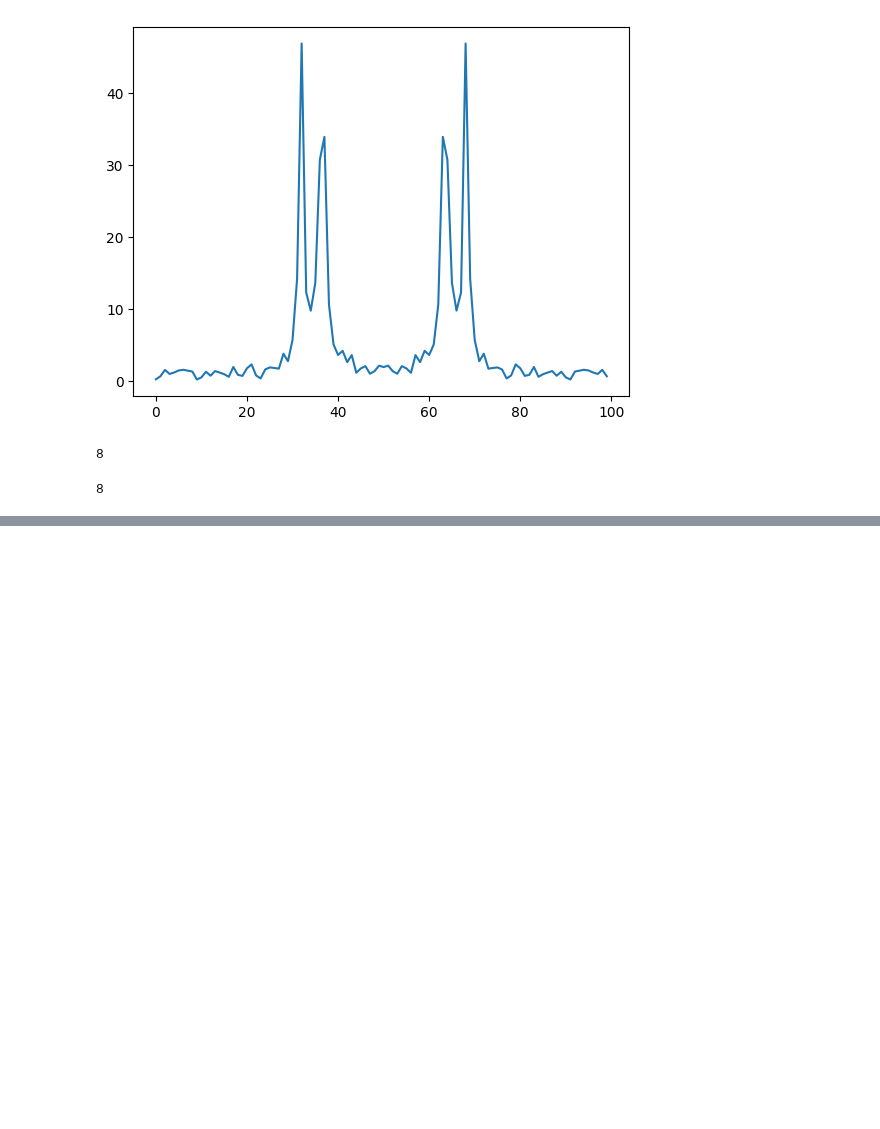
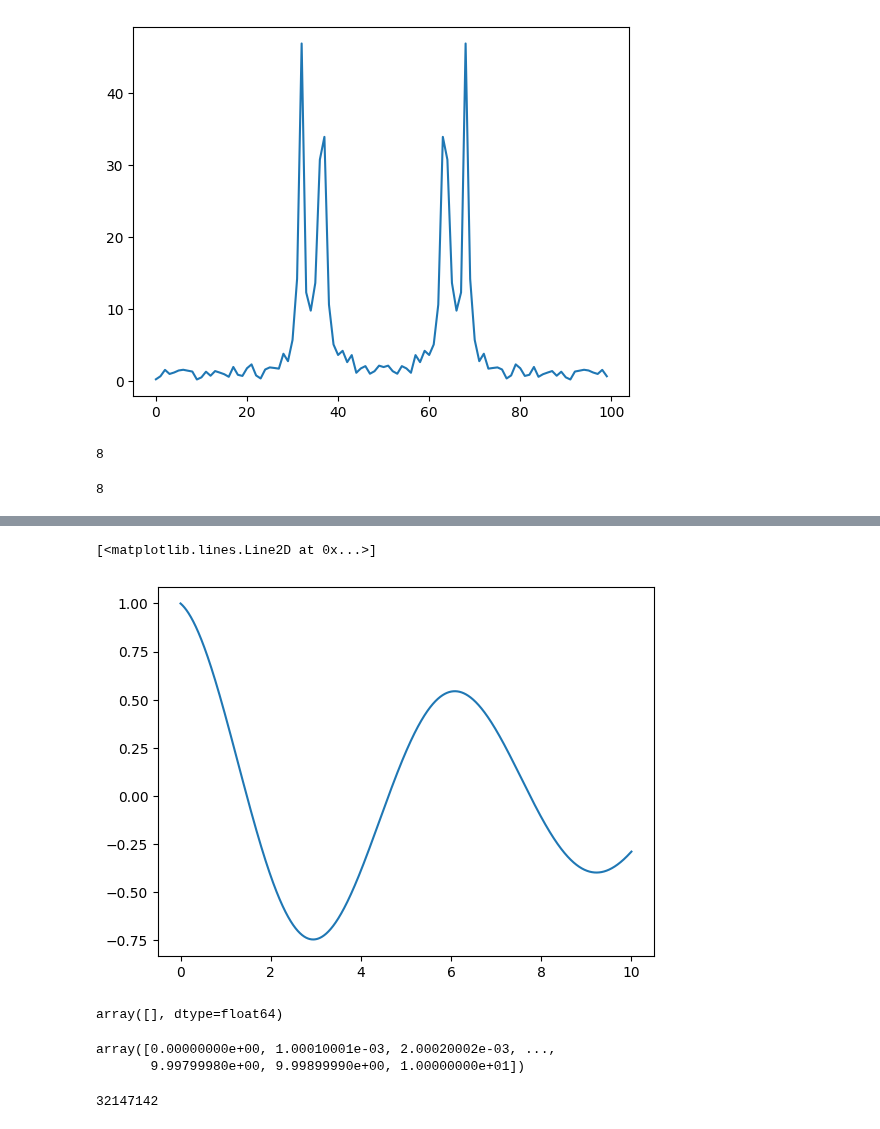
Before and after one commit to sky92archangel/notebook, a Jupyter notebook: compute/python/test.ipynb, the cells around one changed output, grey strips where cells are left out. Saved outputs shown, nothing was run; the diff lists cells and outputs as text; code cells hidden in the pictures; blank space fills up the shorter version.

```diff
--- a/compute/python/test.ipynb
+++ b/compute/python/test.ipynb
@@ -149,0 +181,19 @@ plt.plot( np.abs(xf))
+# %%
+dydx=np.gradient(y,x)
+plt.plot(x,dydx)
+# %% [output]
+[<matplotlib.lines.Line2D at 0x...>]
+[figure, added]
+# %%
+dydx[ ]
+# %% [output]
+array([], dtype=float64)
+# %%
+x
+# %% [output]
+array([0.00000000e+00, 1.00010001e-03, 2.00020002e-03, ...,
+       9.99799980e+00, 9.99899990e+00, 1.00000000e+01])
+# %%
+np.arange(0,10000,1)[(np.arange(0,10000,1)%4!=0)*(np.arange(0,10000,1)%7!=0)].sum()
+# %% [output]
+32147142
```
Also changed, not shown: parts of 12 cells of this notebook, 4 other files.
